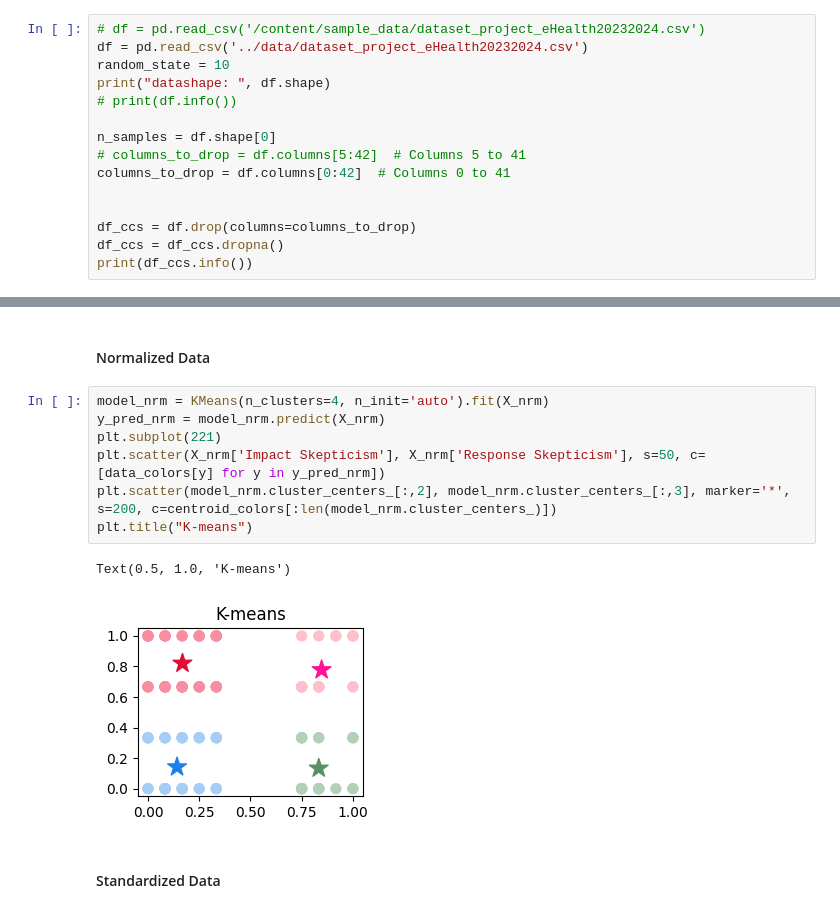
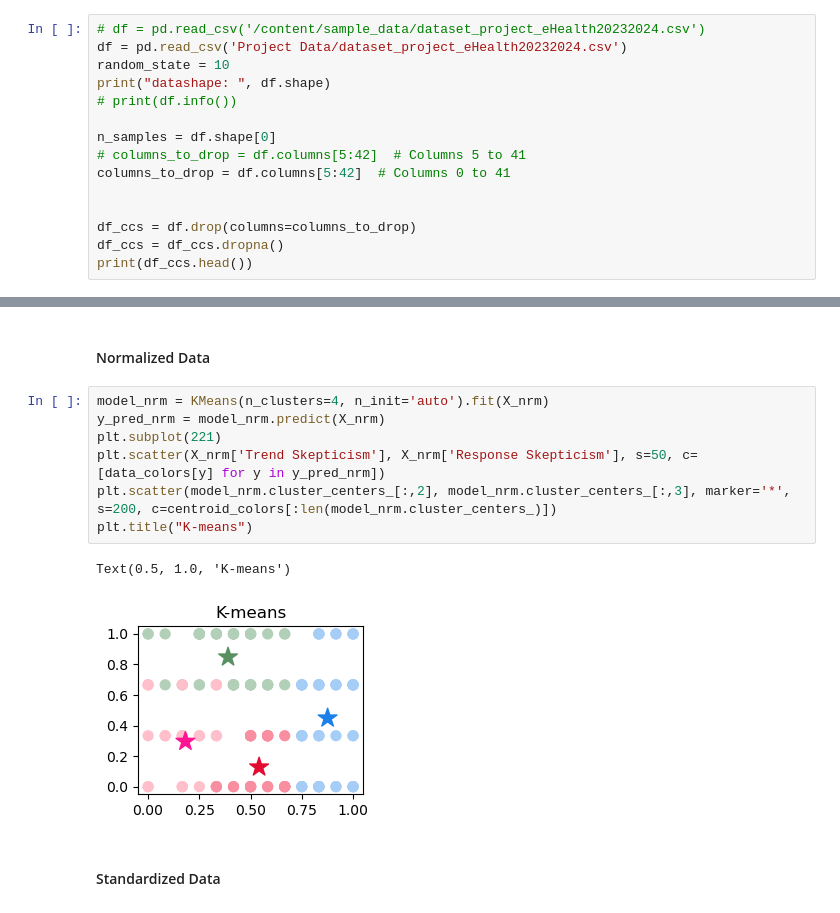
Before and after one commit to categrd/EcoCity, a Jupyter notebook: code/EHealth.ipynb, the cells around one changed output, grey strips where cells are left out. Saved outputs shown, nothing was run; the diff lists cells and outputs as text.

```diff
--- a/code/EHealth.ipynb
+++ b/code/EHealth.ipynb
@@ -29,17 +41,17 @@ Automatically created module for IPython interactive environment
 # %%
 # df = pd.read_csv('/content/sample_data/dataset_project_eHealth20232024.csv')
-df = pd.read_csv('../data/dataset_project_eHealth20232024.csv')
+df = pd.read_csv('Project Data/dataset_project_eHealth20232024.csv')
 random_state = 10
 print("datashape: ", df.shape)
 # print(df.info())
 
 n_samples = df.shape[0]
 # columns_to_drop = df.columns[5:42]  # Columns 5 to 41
-columns_to_drop = df.columns[0:42]  # Columns 0 to 41
+columns_to_drop = df.columns[5:42]  # Columns 0 to 41
 
 
 df_ccs = df.drop(columns=columns_to_drop)
 df_ccs = df_ccs.dropna()
-print(df_ccs.info())
+print(df_ccs.head())
 # %% [output]
 datashape:  (160, 54)
@@ -109,13 +136,13 @@ X_std = pd.DataFrame(standardized_data, columns=data_ccs.columns)
 # %%
 model_nrm = KMeans(n_clusters=4, n_init='auto').fit(X_nrm)
 y_pred_nrm = model_nrm.predict(X_nrm)
 plt.subplot(221)
-plt.scatter(X_nrm['Impact Skepticism'], X_nrm['Response Skepticism'], s=50, c=[data_colors[y] for y in y_pred_nrm])
+plt.scatter(X_nrm['Trend Skepticism'], X_nrm['Response Skepticism'], s=50, c=[data_colors[y] for y in y_pred_nrm])
 plt.scatter(model_nrm.cluster_centers_[:,2], model_nrm.cluster_centers_[:,3], marker='*', s=200, c=centroid_colors[:len(model_nrm.cluster_centers_)])
 plt.title("K-means")
 # %% [output]
 Text(0.5, 1.0, 'K-means')
-[figure, old version]
+[figure, new version]
 # %% [markdown]
 #### Standardized Data
 # %%
```
Also changed, not shown: parts of 32 cells of this notebook.
